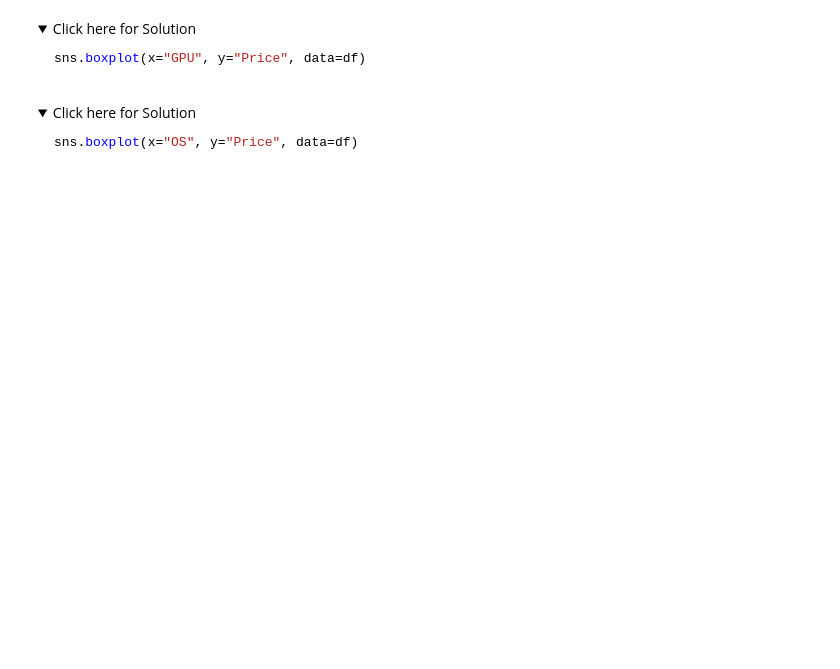
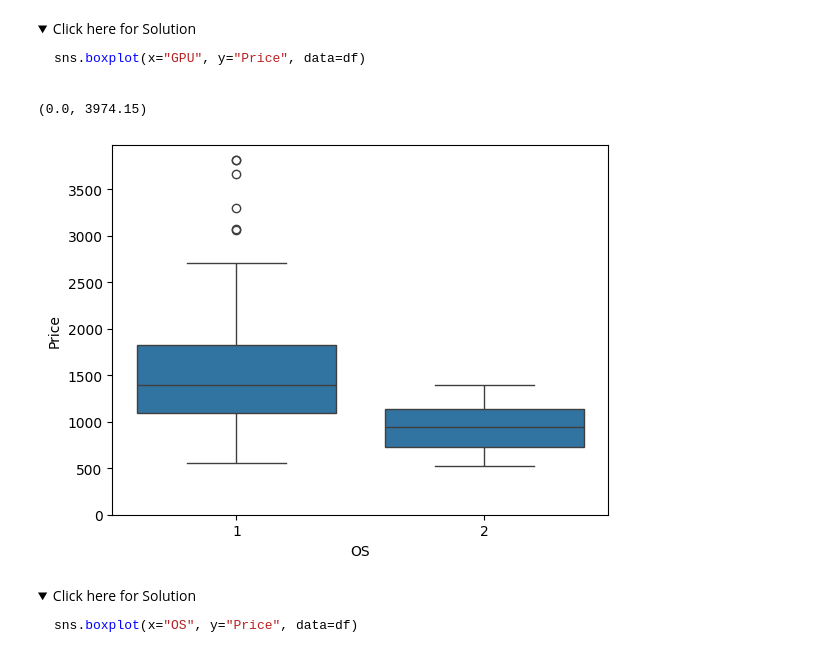
Before and after one commit to YaaseenK/-IBM_Data_Analyst_Full_Course, a Jupyter notebook: 04_Data_Analysis_Python/module3/lab2/Exploratory_data_analysis.jupyterlite.ipynb, the cells around one changed output. Cells and saved outputs as stored; diff of their text form; code cells hidden in the pictures; folded sections open; blank space fills up the shorter version.

```diff
--- a/04_Data_Analysis_Python/module3/lab2/Exploratory_data_analysis.jupyterlite.ipynb
+++ b/04_Data_Analysis_Python/module3/lab2/Exploratory_data_analysis.jupyterlite.ipynb
@@ -245,6 +290,12 @@ sns.boxplot(x="GPU", y="Price", data=df)
 # %%
 # Write your code below and press Shift+Enter to execute
 # OS Box plot
+# df.info()
+sns.boxplot(x='OS', y='Price', data = df)
+plt.ylim(0,)
+# %% [output]
+(0.0, 3974.15)
+[figure, added]
 # %% [markdown]
 <details>
     <summary>Click here for Solution</summary>
```
Also changed, not shown: parts of 13 cells of this notebook.
